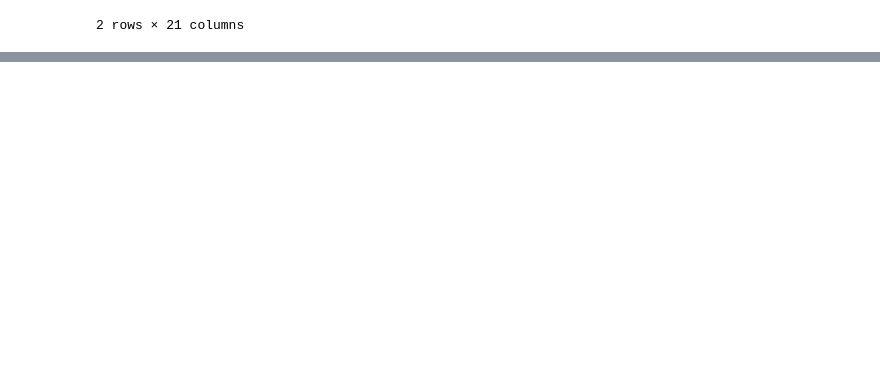
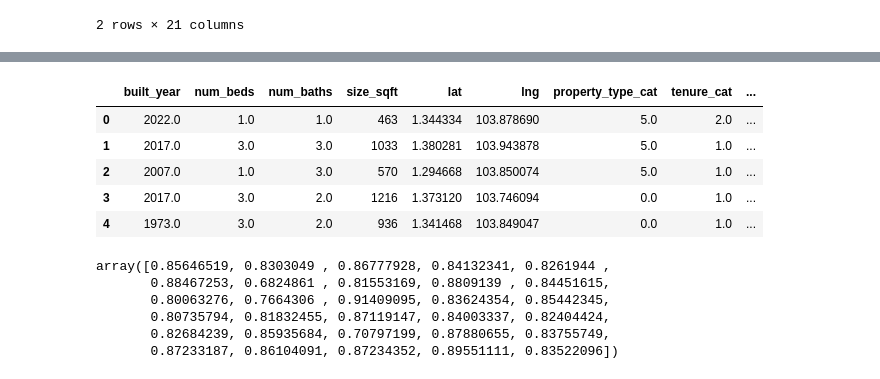
Before and after one commit to simasuiyuan/CS5228, a Jupyter notebook: working/CS5228_Prelimary_Explore.ipynb, the cells around one changed output, grey strips where cells are left out. Cells and saved outputs as stored; diff of their text form; code cells hidden in the pictures; blank space fills up the shorter version.

```diff
--- a/working/CS5228_Prelimary_Explore.ipynb
+++ b/working/CS5228_Prelimary_Explore.ipynb
@@ -69,0 +146,3 @@ dtype: int64
+# %%
+test_df = pd.read_csv('../input/test.csv')
+test_df.head(1)
@@ -69,0 +152,6 @@ dtype: int64
+# %%
+print(test_df.shape)
+display(test_df.isnull().sum())
+test_df_clean = DataPreprocessor.data_preprocessing_v1(test_df, test=True, uncertain=False, drop_na=False, remove_original_attributes=True)
+print(test_df_clean.shape)
+display(test_df_clean.isnull().sum())
@@ -69,0 +195,30 @@ dtype: int64
+# %%
+test_df_clean.head()
+# %% [output]
+|  | built_year | num_beds | num_baths | size_sqft | lat | lng | property_type_cat | tenure_cat | ... |
+| 0 | 2022.0 | 1.0 | 1.0 | 463 | 1.344334 | 103.878690 | 5.0 | 2.0 | ... |
+| 1 | 2017.0 | 3.0 | 3.0 | 1033 | 1.380281 | 103.943878 | 5.0 | 1.0 | ... |
+| 2 | 2007.0 | 1.0 | 3.0 | 570 | 1.294668 | 103.850074 | 5.0 | 1.0 | ... |
+| 3 | 2017.0 | 3.0 | 2.0 | 1216 | 1.373120 | 103.746094 | 0.0 | 1.0 | ... |
+| 4 | 1973.0 | 3.0 | 2.0 | 936 | 1.341468 | 103.849047 | 0.0 | 1.0 | ... |
+# %%
+xgb_regressor = xgb.XGBRegressor(
+    n_estimators =115,
+    max_depth = 15,
+    gamma = 8.973856858008121,
+    reg_alpha = 115,
+    min_child_weight=41,
+    colsample_bytree=0.4429943486665428)
+
+# define model evaluation method
+cv = RepeatedKFold(n_splits=10, n_repeats=3, random_state=1)
+# evaluate model
+scores = cross_val_score(xgb_regressor, X, y, scoring='r2', cv=cv, n_jobs=-1)
+scores
+# %% [output]
+array([0.85646519, 0.8303049 , 0.86777928, 0.84132341, 0.8261944 ,
+       0.88467253, 0.6824861 , 0.81553169, 0.8809139 , 0.84451615,
+       0.80063276, 0.7664306 , 0.91409095, 0.83624354, 0.85442345,
+       0.80735794, 0.81832455, 0.87119147, 0.84003337, 0.82404424,
+       0.82684239, 0.85935684, 0.70797199, 0.87880655, 0.83755749,
+       0.87233187, 0.86104091, 0.87234352, 0.89551111, 0.83522096])
```
Also changed, not shown: parts of 21 cells of this notebook, 3 other files.
